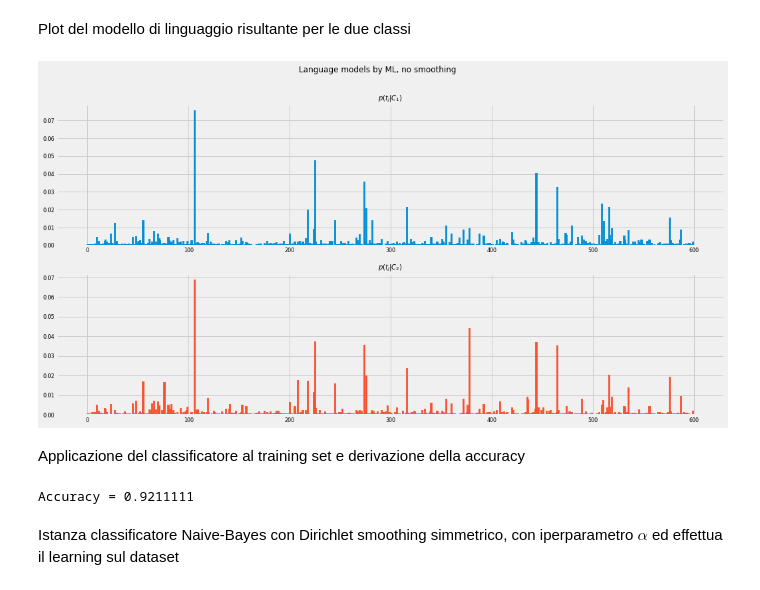
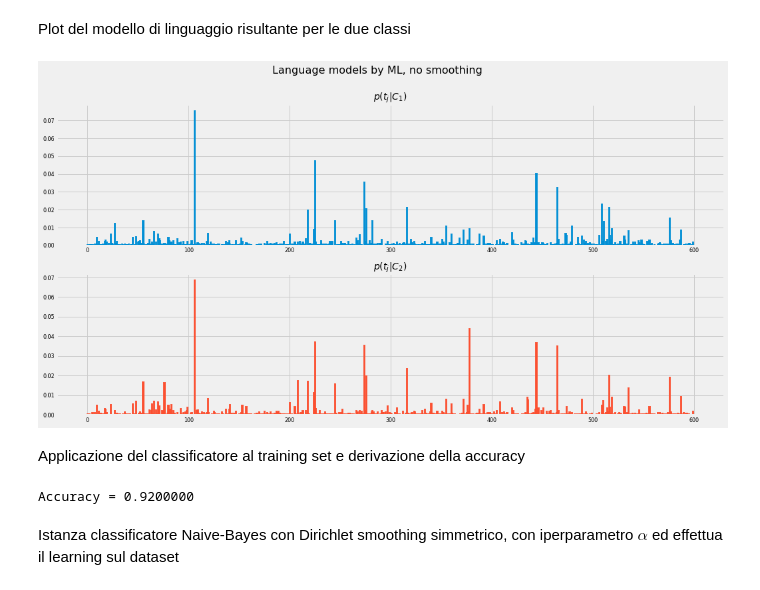
Before and after one commit to tvml/ml1819, a Jupyter notebook: codici/naivebayes.ipynb, the cells around one changed output. Saved outputs shown, nothing was run; the diff lists cells and outputs as text; code cells hidden in the pictures.

```diff
--- a/codici/naivebayes.ipynb
+++ b/codici/naivebayes.ipynb
@@ -41,6 +41,6 @@ nclasses = classes.shape[0]
 # %% [markdown]
 Crea un classificatore Naive-Bayes ed effettua il learning sul dataset
 # %%
-clf = MultinomialNB(alpha=0)
+clf = MultinomialNB(alpha=1.0e-9)
 clf.fit(xtrain, ytrain.ravel())
 # %% [output]
@@ -62,20 +62,20 @@ Plot del modello di linguaggio risultante per le due classi
 # %%
 fig=plt.figure(figsize=(16,8))
 for i,c in enumerate(classes):
     ax=plt.subplot(nclasses,1,i+1)
     ax.bar(range(clf.feature_count_.shape[1]), pf[i,:],  facecolor=colors[i], alpha=0.9, edgecolor=colors[i], lw=2)
-    plt.title('$p(t_j|C_{0:1d})$'.format(c))
-plt.suptitle('Language models by ML, no smoothing ')
+    plt.title('$p(t_j|C_{0:1d})$'.format(c), fontsize=14)
+plt.suptitle('Language models by ML, no smoothing ', fontsize=16)
 plt.show()
 # %% [output]
-[figure, old version]
+[figure, new version]
 # %% [markdown]
 Applicazione del classificatore al training set e derivazione della accuracy
 # %%
 preds = clf.predict(xtrain)
 print('Accuracy = {0:8.7f}'.format(accuracy_score(ytrain, preds)))
 # %% [output]
-Accuracy = 0.9211111
+Accuracy = 0.9200000
 # %% [markdown]
 Istanza classificatore Naive-Bayes con Dirichlet smoothing simmetrico, con iperparametro $\alpha$ ed effettua il learning sul dataset
 # %%
```
Also changed, not shown: parts of 3 cells of this notebook, 22 other files.
